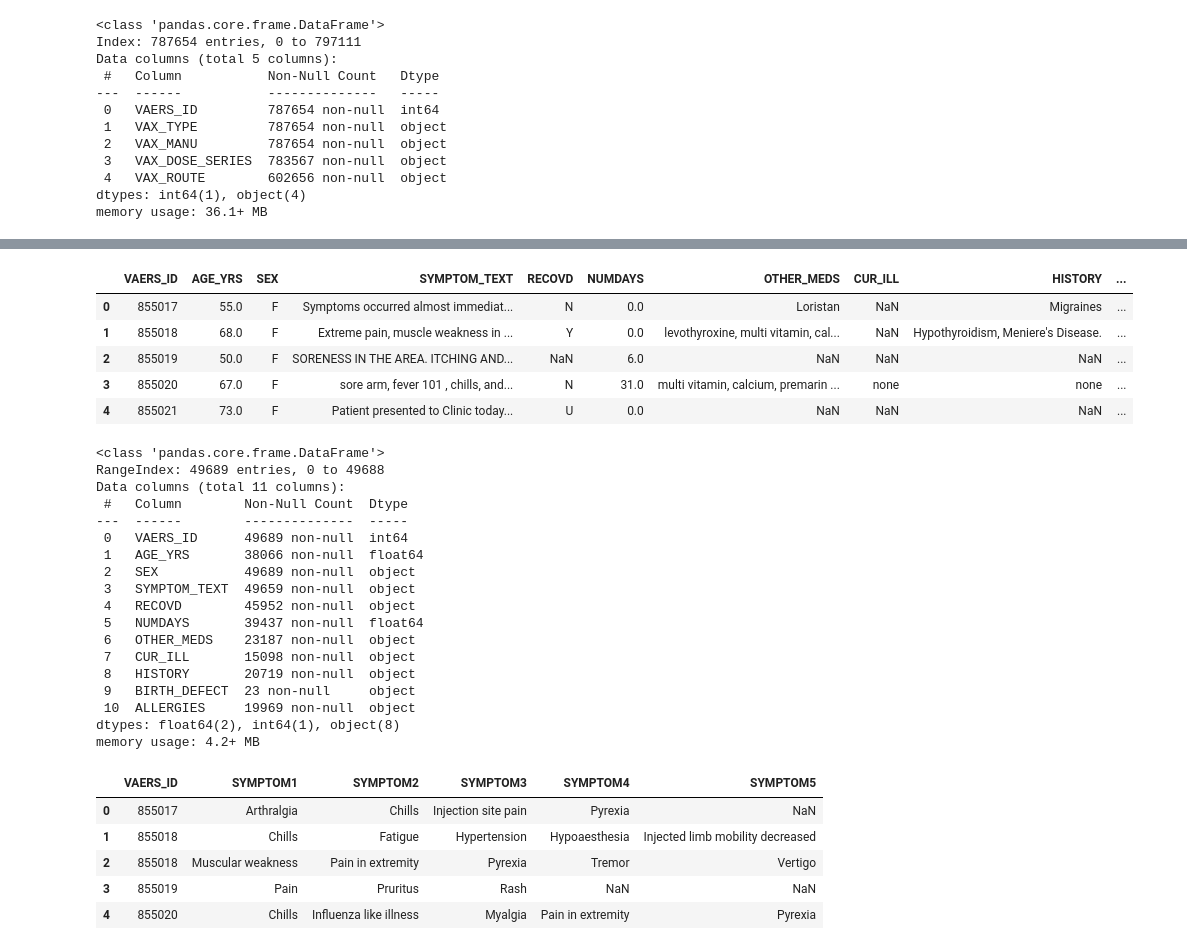
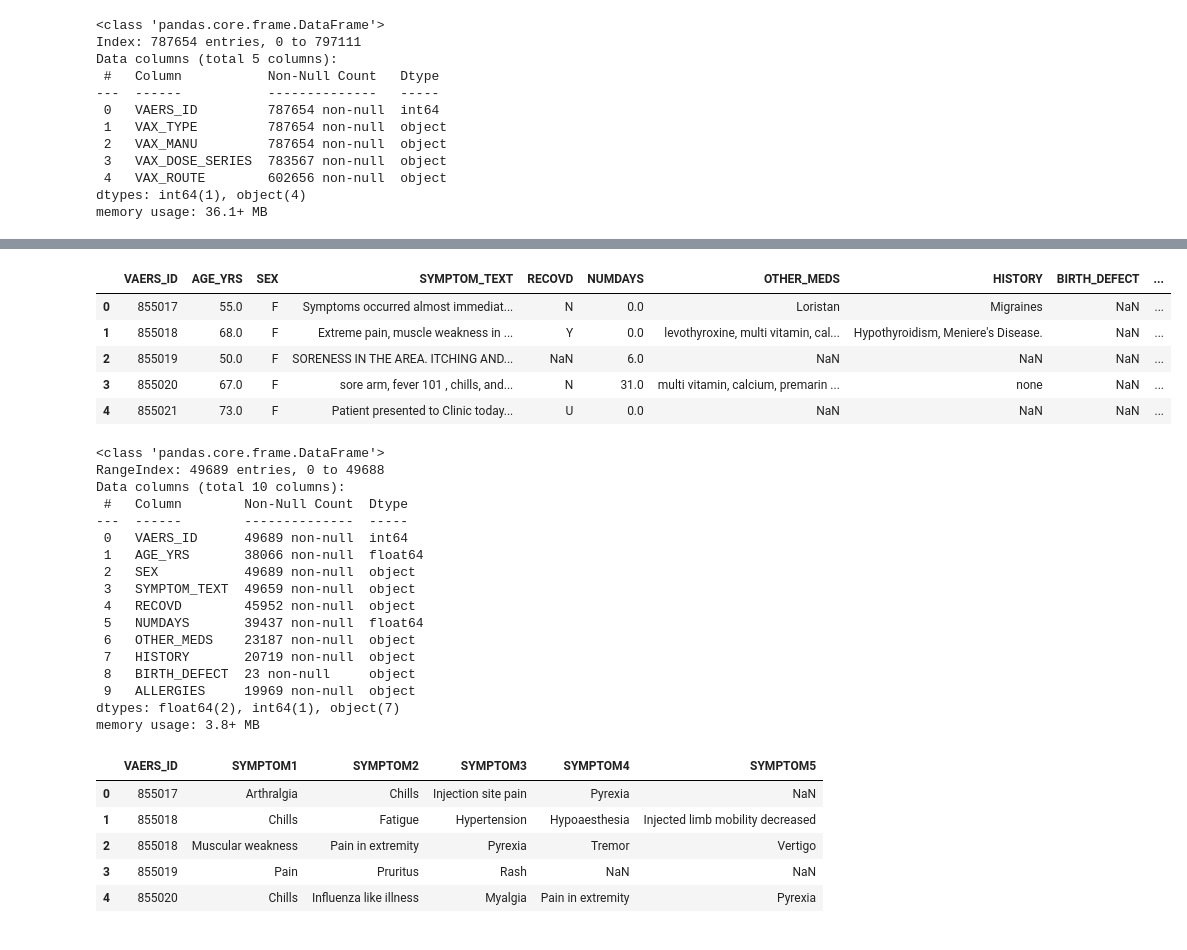
Before and after one commit to DanB1421/DATA606, a Jupyter notebook: VaxBots_Project.ipynb, the cells around one changed output, grey strips where cells are left out. Drawn from its saved outputs; the diff is of its cells as text; code cells hidden in the pictures.

```diff
--- a/VaxBots_Project.ipynb
+++ b/VaxBots_Project.ipynb
@@ -7,3 +7,5 @@ drive.mount('/content/drive')
 Mounted at /content/drive
 # %%
 import pandas as pd
+# %%
+pd.set_option('display.max_rows', 100)
@@ -499,22 +500,22 @@ memory usage: 161.4+ MB
 # %%
 patient_data_2020 = pd.read_csv('/content/drive/MyDrive/DATA606 Project/2020VAERSData/2020VAERSDATA.csv', encoding='latin-1')
 patient_data_2020 = patient_data_2020.drop(columns=['RECVDATE', 'STATE', 'CAGE_YR', 'CAGE_MO', 'RPT_DATE', 'DIED', 'DATEDIED', 'L_THREAT', 'ER_VISIT',
                                           'HOSPITAL', 'HOSPDAYS', 'X_STAY', 'DISABLE', 'VAX_DATE', 'ONSET_DATE', 'LAB_DATA', 'V_ADMINBY',
-                                          'V_FUNDBY', 'PRIOR_VAX', 'SPLTTYPE', 'FORM_VERS', 'TODAYS_DATE', 'OFC_VISIT','ER_ED_VISIT'])
+                                          'V_FUNDBY', 'CUR_ILL','PRIOR_VAX', 'SPLTTYPE', 'FORM_VERS', 'TODAYS_DATE', 'OFC_VISIT','ER_ED_VISIT'])
 patient_data_2020.head()
 # %% [output]
-|  | VAERS_ID | AGE_YRS | SEX | SYMPTOM_TEXT | RECOVD | NUMDAYS | OTHER_MEDS | CUR_ILL | HISTORY | ... |
-| 0 | 855017 | 55.0 | F | Symptoms occurred almost immediat... | N | 0.0 | Loristan | NaN | Migraines | ... |
-| 1 | 855018 | 68.0 | F | Extreme pain, muscle weakness in ... | Y | 0.0 | levothyroxine, multi vitamin, cal... | NaN | Hypothyroidism, Meniere's Disease. | ... |
+|  | VAERS_ID | AGE_YRS | SEX | SYMPTOM_TEXT | RECOVD | NUMDAYS | OTHER_MEDS | HISTORY | BIRTH_DEFECT | ... |
+| 0 | 855017 | 55.0 | F | Symptoms occurred almost immediat... | N | 0.0 | Loristan | Migraines | NaN | ... |
+| 1 | 855018 | 68.0 | F | Extreme pain, muscle weakness in ... | Y | 0.0 | levothyroxine, multi vitamin, cal... | Hypothyroidism, Meniere's Disease. | NaN | ... |
 | 2 | 855019 | 50.0 | F | SORENESS IN THE AREA. ITCHING AND... | NaN | 6.0 | NaN | NaN | NaN | ... |
-| 3 | 855020 | 67.0 | F | sore arm, fever 101 , chills, and... | N | 31.0 | multi vitamin, calcium, premarin ... | none | none | ... |
+| 3 | 855020 | 67.0 | F | sore arm, fever 101 , chills, and... | N | 31.0 | multi vitamin, calcium, premarin ... | none | NaN | ... |
 | 4 | 855021 | 73.0 | F | Patient presented to Clinic today... | U | 0.0 | NaN | NaN | NaN | ... |
 # %%
 patient_data_2020.info()
 # %% [output]
 <class 'pandas.core.frame.DataFrame'>
 RangeIndex: 49689 entries, 0 to 49688
-Data columns (total 11 columns):
+Data columns (total 10 columns):
  #   Column        Non-Null Count  Dtype
 ---  ------        --------------  -----
  0   VAERS_ID      49689 non-null  int64
@@ -524,12 +525,11 @@ Data columns (total 11 columns):
  4   RECOVD        45952 non-null  object
  5   NUMDAYS       39437 non-null  float64
  6   OTHER_MEDS    23187 non-null  object
- 7   CUR_ILL       15098 non-null  object
- 8   HISTORY       20719 non-null  object
- 9   BIRTH_DEFECT  23 non-null     object
- 10  ALLERGIES     19969 non-null  object
-dtypes: float64(2), int64(1), object(8)
-memory usage: 4.2+ MB
+ 7   HISTORY       20719 non-null  object
+ 8   BIRTH_DEFECT  23 non-null     object
+ 9   ALLERGIES     19969 non-null  object
+dtypes: float64(2), int64(1), object(7)
+memory usage: 3.8+ MB
 # %%
 symptom_data_2020 = pd.read_csv('/content/drive/MyDrive/DATA606 Project/2020VAERSData/2020VAERSSYMPTOMS.csv', encoding='latin-1')
 symptom_data_2020 = symptom_data_2020.drop(columns=['SYMPTOMVERSION1', 'SYMPTOMVERSION2', 'SYMPTOMVERSION3', 'SYMPTOMVERSION4', 'SYMPTOMVERSION5'])
```
Also changed, not shown: parts of 94 cells of this notebook.
